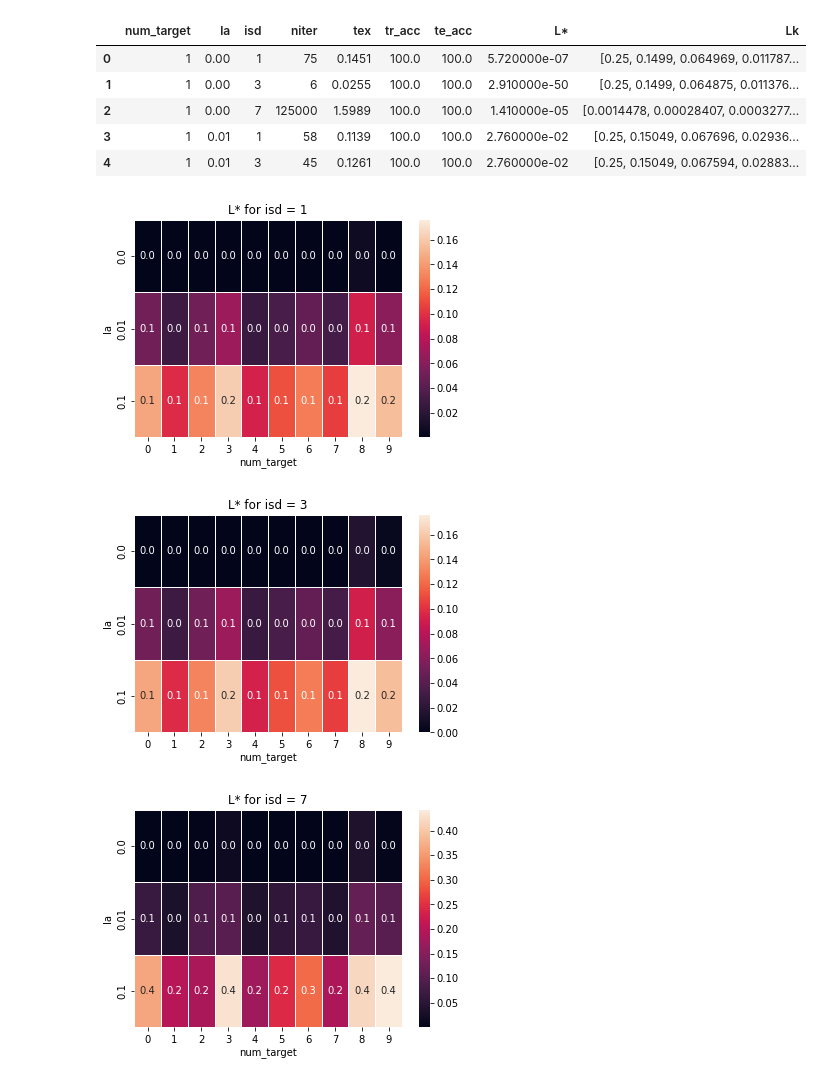
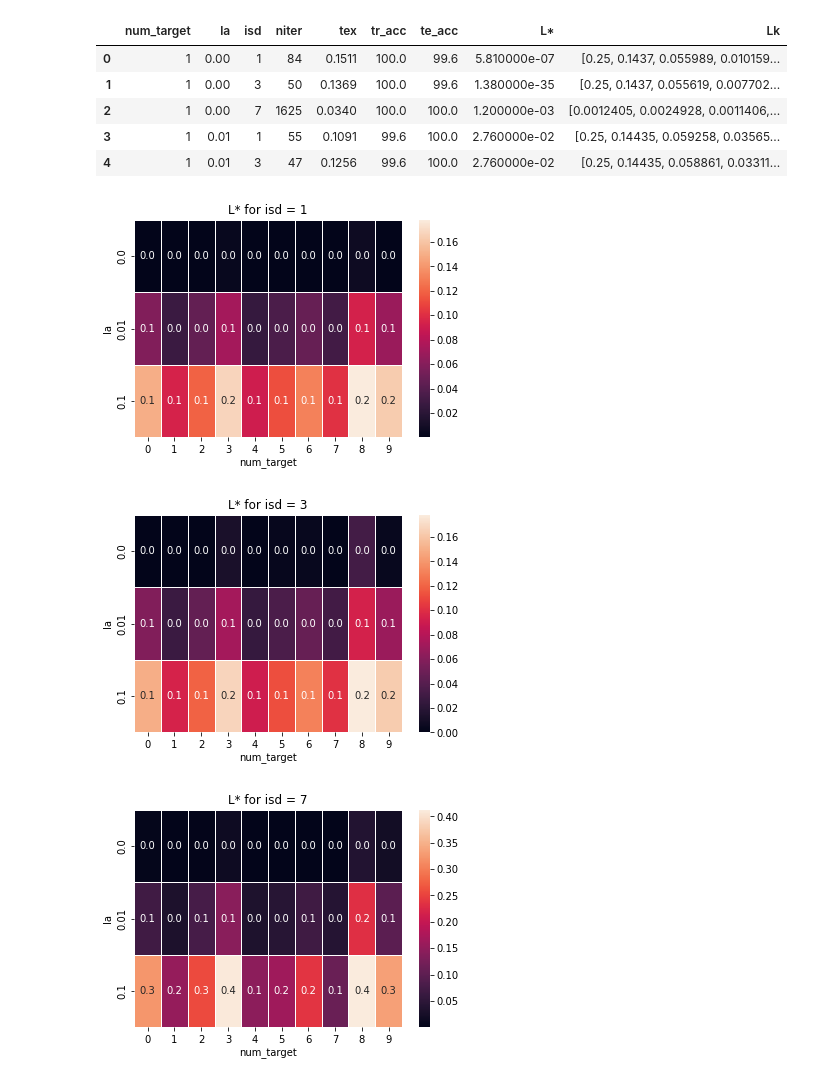
Before and after one commit to carlosarboness/NN-Mathematical-Optimization, a Jupyter notebook: graphics.ipynb, the cells around one changed output. Cells and saved outputs as stored; diff of their text form; code cells hidden in the pictures.

```diff
--- a/graphics.ipynb
+++ b/graphics.ipynb
@@ -5,20 +5,20 @@ import matplotlib.pyplot as plt
 import numpy as np
 from math import *
 # %%
-dd = pd.read_csv('uo_nn_batch_123456-789101.csv', sep=";")
+dd = pd.read_csv('uo_nn_batch_590152-171251704.csv', sep=";")
 dd.columns = dd.columns.str.replace(' ', '')
 
 # convert Lk from string to np.array, separated by comma
 dd['Lk'] = dd['Lk'].apply(lambda x: np.array(x.split(','), dtype=float))
 
 dd.head()
 # %% [output]
 |  | num_target | la | isd | niter | tex | tr_acc | te_acc | L* | Lk |
-| 0 | 1 | 0.00 | 1 | 75 | 0.1451 | 100.0 | 100.0 | 5.720000e-07 | [0.25, 0.1499, 0.064969, 0.011787... |
-| 1 | 1 | 0.00 | 3 | 6 | 0.0255 | 100.0 | 100.0 | 2.910000e-50 | [0.25, 0.1499, 0.064875, 0.011376... |
-| 2 | 1 | 0.00 | 7 | 125000 | 1.5989 | 100.0 | 100.0 | 1.410000e-05 | [0.0014478, 0.00028407, 0.0003277... |
-| 3 | 1 | 0.01 | 1 | 58 | 0.1139 | 100.0 | 100.0 | 2.760000e-02 | [0.25, 0.15049, 0.067696, 0.02936... |
-| 4 | 1 | 0.01 | 3 | 45 | 0.1261 | 100.0 | 100.0 | 2.760000e-02 | [0.25, 0.15049, 0.067594, 0.02883... |
+| 0 | 1 | 0.00 | 1 | 84 | 0.1511 | 100.0 | 99.6 | 5.810000e-07 | [0.25, 0.1437, 0.055989, 0.010159... |
+| 1 | 1 | 0.00 | 3 | 50 | 0.1369 | 100.0 | 99.6 | 1.380000e-35 | [0.25, 0.1437, 0.055619, 0.007702... |
+| 2 | 1 | 0.00 | 7 | 1625 | 0.0340 | 100.0 | 100.0 | 1.200000e-03 | [0.0012405, 0.0024928, 0.0011406,... |
+| 3 | 1 | 0.01 | 1 | 55 | 0.1091 | 99.6 | 100.0 | 2.760000e-02 | [0.25, 0.14435, 0.059258, 0.03565... |
+| 4 | 1 | 0.01 | 3 | 47 | 0.1256 | 99.6 | 100.0 | 2.760000e-02 | [0.25, 0.14435, 0.058861, 0.03311... |
 # %%
 def show_heatmap(df, isd, val, log:bool = False):
         t = df[dd['isd'] == isd].pivot_table(index='la', columns='num_target', values=val)
@@ -42,5 +42,5 @@ for i in [1, 3, 7]:
 # %% [output]
 [figure]
 [figure]
-[figure, old version]
+[figure, new version]
 # %%
```
Also changed, not shown: parts of 1 cell of this notebook, 2 other files.
